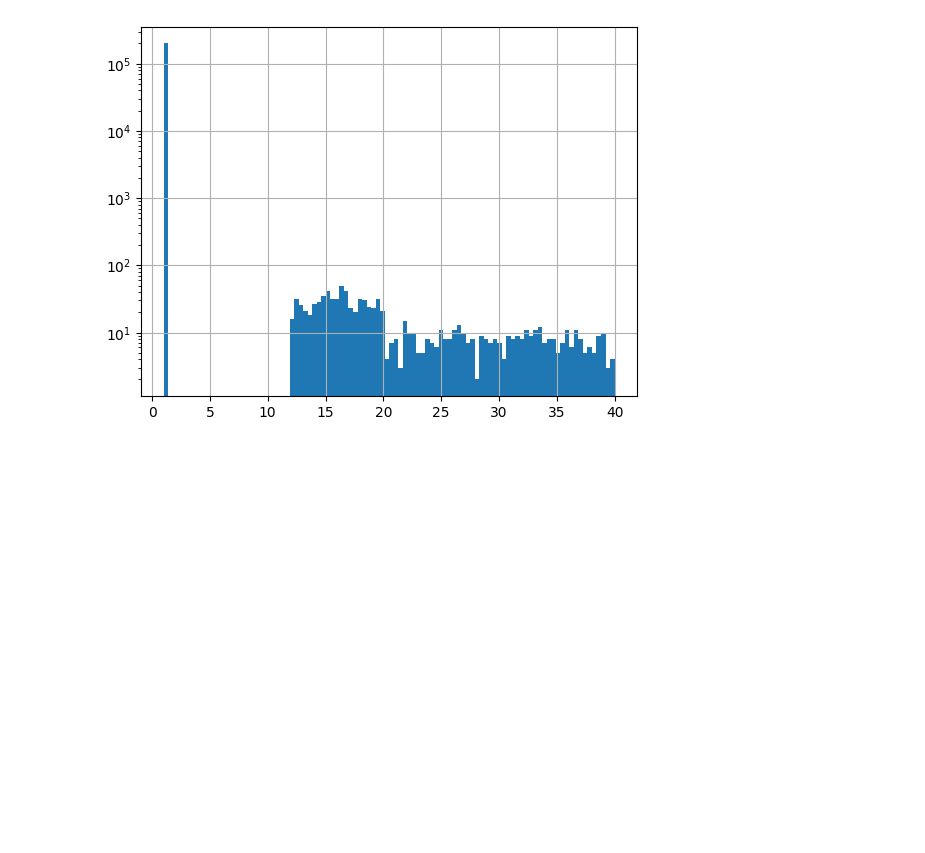
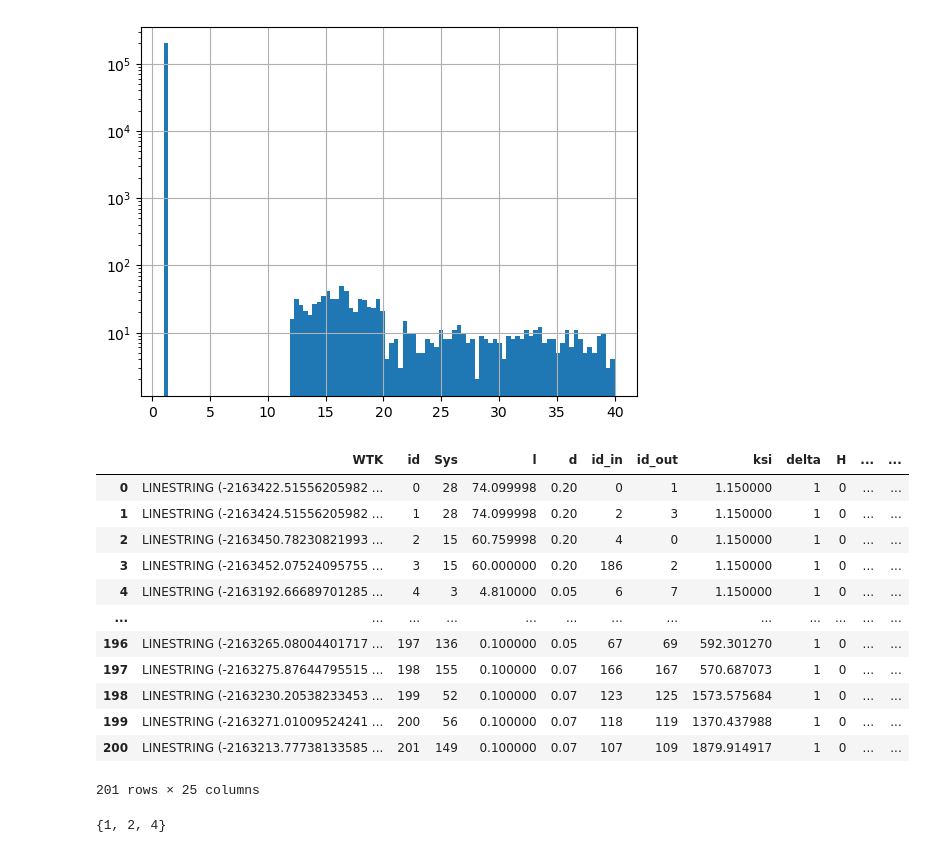
Before and after one commit to LabADTHeatNet/HNN, a Jupyter notebook: analyse_data.ipynb, the cells around one changed output. Cells and saved outputs as stored; diff of their text form; code cells hidden in the pictures; blank space fills up the shorter version.

```diff
--- a/analyse_data.ipynb
+++ b/analyse_data.ipynb
@@ -94,0 +168,16 @@ combined_edges['moded'].hist(bins=100, log=True)
+# %%
+edges_df[0]
+# %% [output]
+|  | WTK | id | Sys | l | d | id_in | id_out | ksi | delta | H | ... | ... |
+| 0 | LINESTRING (-2163422.51556205982 ... | 0 | 28 | 74.099998 | 0.20 | 0 | 1 | 1.150000 | 1 | 0 | ... | ... |
+| 1 | LINESTRING (-2163424.51556205982 ... | 1 | 28 | 74.099998 | 0.20 | 2 | 3 | 1.150000 | 1 | 0 | ... | ... |
+| 2 | LINESTRING (-2163450.78230821993 ... | 2 | 15 | 60.759998 | 0.20 | 4 | 0 | 1.150000 | 1 | 0 | ... | ... |
+| 3 | LINESTRING (-2163452.07524095755 ... | 3 | 15 | 60.000000 | 0.20 | 186 | 2 | 1.150000 | 1 | 0 | ... | ... |
+| 4 | LINESTRING (-2163192.66689701285 ... | 4 | 3 | 4.810000 | 0.05 | 6 | 7 | 1.150000 | 1 | 0 | ... | ... |
+| ... | ... | ... | ... | ... | ... | ... | ... | ... | ... | ... | ... | ... |
+| 196 | LINESTRING (-2163265.08004401717 ... | 197 | 136 | 0.100000 | 0.05 | 67 | 69 | 592.301270 | 1 | 0 | ... | ... |
+| 197 | LINESTRING (-2163275.87644795515 ... | 198 | 155 | 0.100000 | 0.07 | 166 | 167 | 570.687073 | 1 | 0 | ... | ... |
+| 198 | LINESTRING (-2163230.20538233453 ... | 199 | 52 | 0.100000 | 0.07 | 123 | 125 | 1573.575684 | 1 | 0 | ... | ... |
+| 199 | LINESTRING (-2163271.01009524241 ... | 200 | 56 | 0.100000 | 0.07 | 118 | 119 | 1370.437988 | 1 | 0 | ... | ... |
+| 200 | LINESTRING (-2163213.77738133585 ... | 201 | 149 | 0.100000 | 0.07 | 107 | 109 | 1879.914917 | 1 | 0 | ... | ... |
+201 rows × 25 columns
@@ -94,0 +186,8 @@ combined_edges['moded'].hist(bins=100, log=True)
+# %%
+dic = {}
+dic[1] = dic.get(1,0) + 1
+dic[2] = dic.get(2,0) + 1
+dic[4] = dic.get(4,0) + 1
+set(dic.keys())
+# %% [output]
+{1, 2, 4}
```
Also changed, not shown: parts of 28 cells of this notebook, 6 other files.
